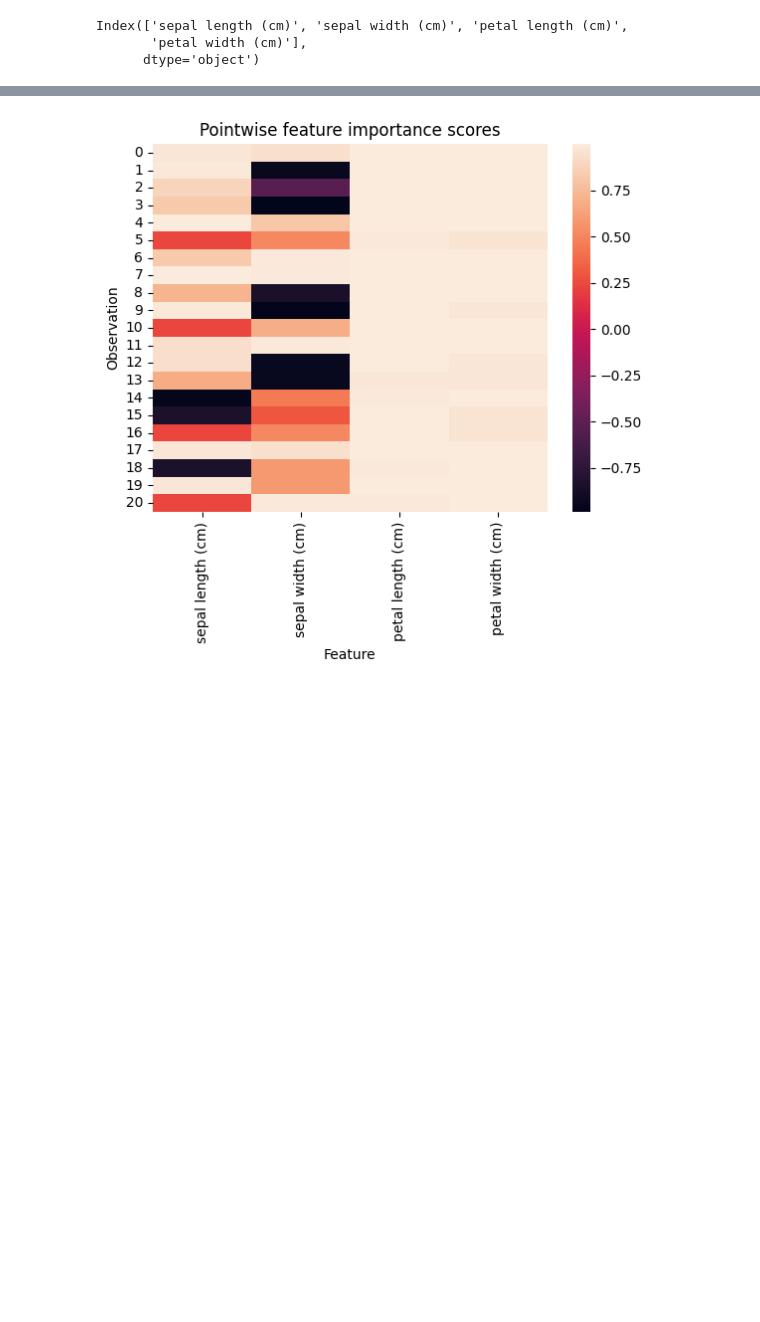
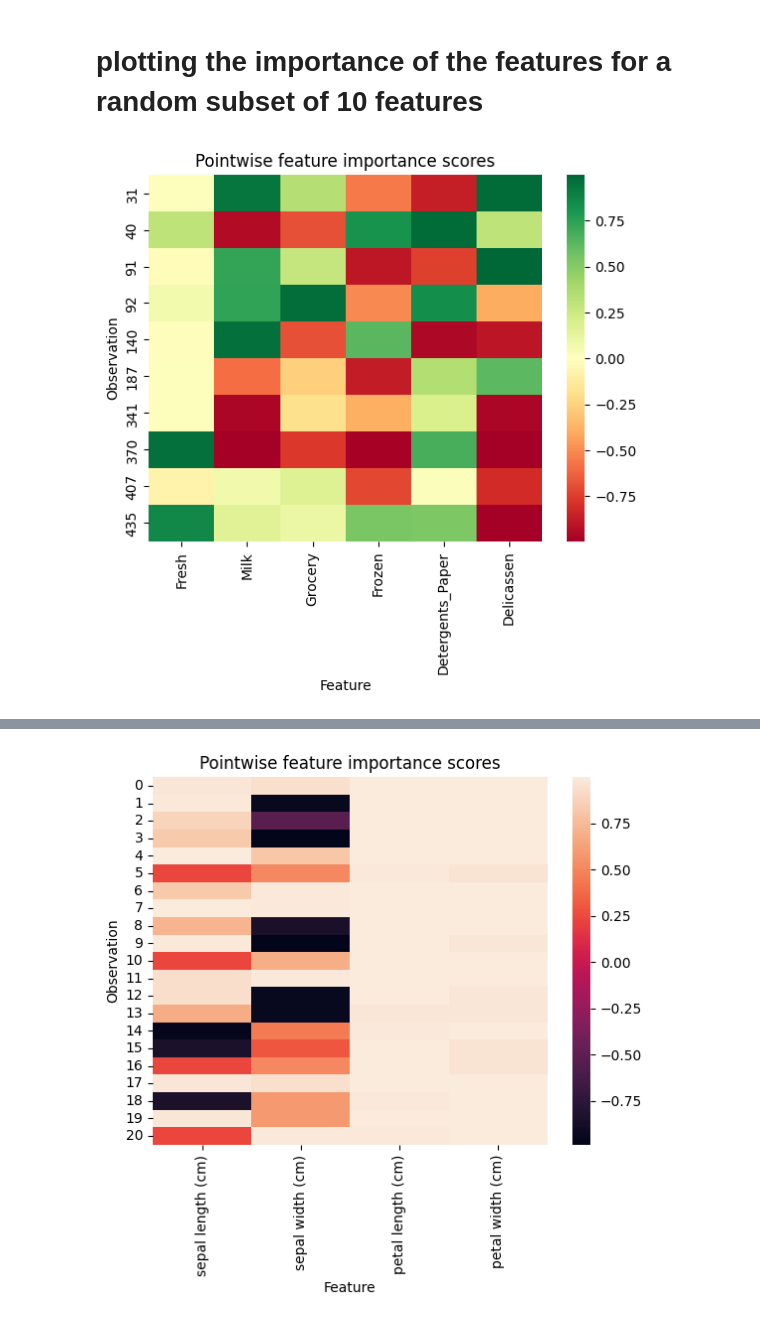
Before and after one commit to AlexF1994/cluster-explain, a Jupyter notebook: notebooks/plotting_importances.ipynb, the cells around one changed output, grey strips where cells are left out. Drawn from its saved outputs; the diff is of its cells as text; code cells hidden in the pictures; blank space fills up the shorter version.

Commit message:
add visualisation of approaches and heatmap style

```diff
--- a/notebooks/plotting_importances.ipynb
+++ b/notebooks/plotting_importances.ipynb
@@ -32,15 +33,16 @@ from datasets import IrisDataset, WineDataset, WholeSaleDataset, LiveSellersData
 # %%
-iris_data = IrisDataset.load_and_clean_dataset()
+data = WholeSaleDataset.load_and_clean_dataset("../data/Wholesale customers data.csv")
 
-n_clusters = iris_data.n_clusters
-X = iris_data.features
-y = iris_data.targets
-n_obs = iris_data.n_obs
-n_features = iris_data.n_features
-feature_names = iris_data.feature_names
+n_clusters = data.n_clusters
+X = data.features
+y = data.targets
+n_obs = data.n_obs
+n_features = data.n_features
+feature_names = data.feature_names
 
 # fit Kmeans
 kmeans = KMeans(n_clusters=n_clusters, random_state=3).fit(X)
 cluster_centers = kmeans.cluster_centers_
 predictions = kmeans.predict(X)
-explained_clustering = XkmExplainer(X,  kmeans.cluster_centers_, "next_best", "euclidean", predictions, feature_names).fit_explain()
+explained_clustering_next_best =  XkmExplainer(X,  kmeans.cluster_centers_, "next_best", "euclidean", predictions, feature_names).fit_explain()
+explained_clustering_all = XkmExplainer(X,  kmeans.cluster_centers_, "all", "euclidean", predictions, feature_names).fit_explain()
@@ -51,6 +58,8 @@ global_relevance = explained_clustering.global_relevance
-# %%
-pointwise_relevance.columns
-# %% [output]
-Index(['sepal length (cm)', 'sepal width (cm)', 'petal length (cm)',
-       'petal width (cm)'],
-      dtype='object')
+# %% [markdown]
+# plotting the importance of the features for a random subset of 10 features
+# %%
+random_observations = sorted(random.sample(range(0, data.n_obs + 1), 10))
+# %%
+explained_clustering_next_best.show_pointwise_relevance(subset_index=random_observations)
+# %% [output]
+[figure, added]
```
Also changed, not shown: parts of 11 cells of this notebook, 1 other file.
